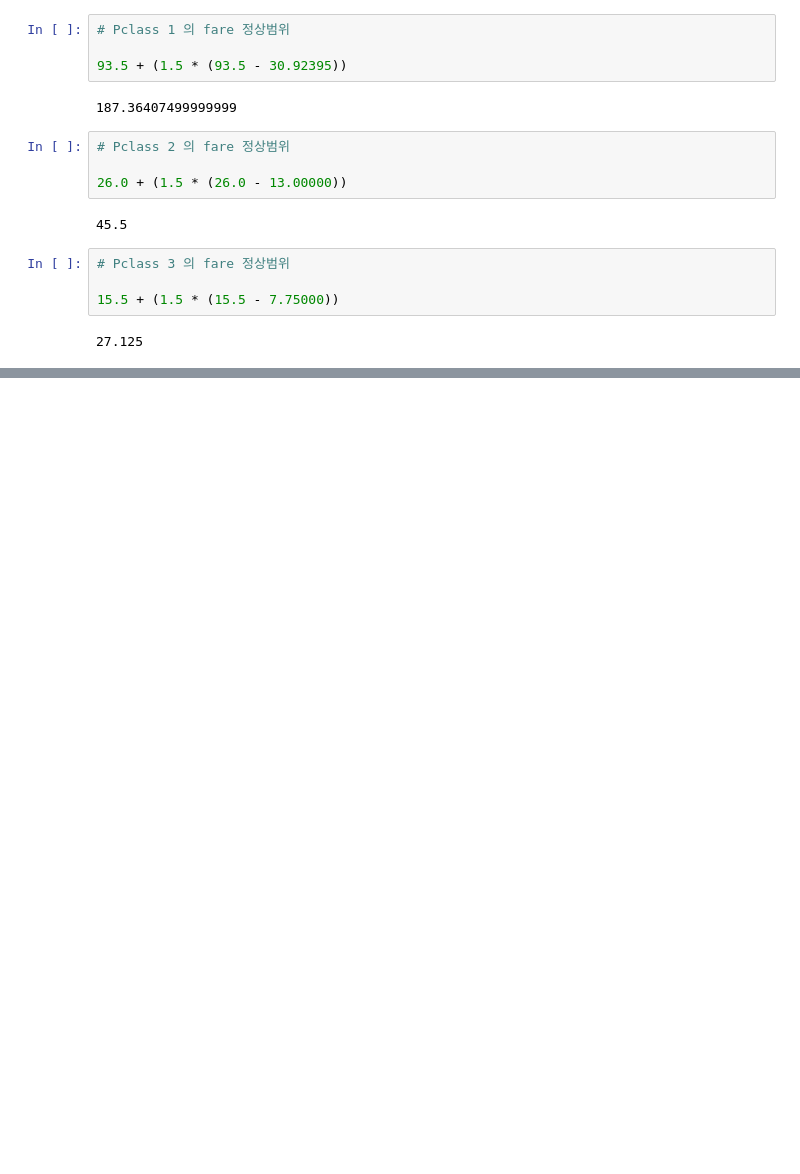
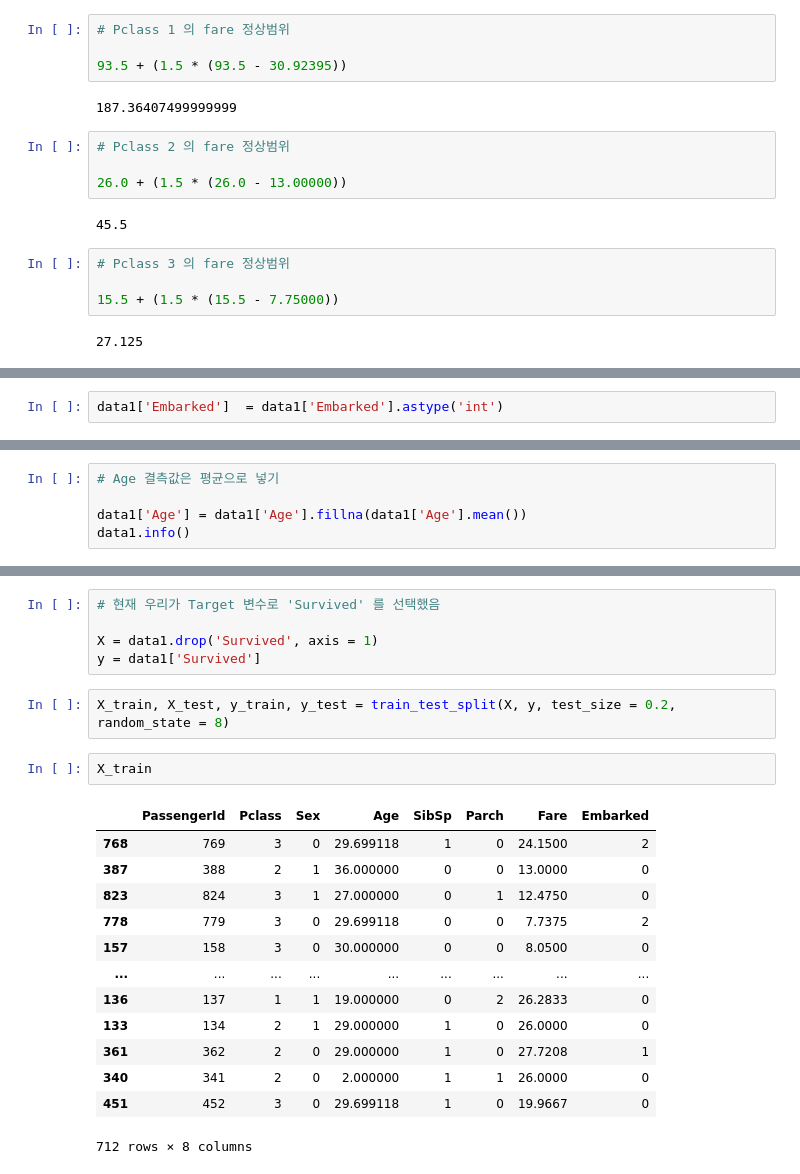
Before and after one commit to youngeunkoo/fintech_service, a Jupyter notebook: 06machine_learning/04_데이터전처리연습_titanic_Data.ipynb, the cells around one changed output, grey strips where cells are left out. Cells and saved outputs as stored; diff of their text form; blank space fills up the shorter version.

```diff
--- a/06machine_learning/04_데이터전처리연습_titanic_Data.ipynb
+++ b/06machine_learning/04_데이터전처리연습_titanic_Data.ipynb
@@ -1004,0 +1219,2 @@ data[data['Ticket'] == 'CA. 2343']
+# %%
+data1['Embarked']  = data1['Embarked'].astype('int')
@@ -1004,0 +1240,5 @@ data[data['Ticket'] == 'CA. 2343']
+# %%
+# Age 결측값은 평균으로 넣기
+
+data1['Age'] = data1['Age'].fillna(data1['Age'].mean())
+data1.info()
@@ -1004,0 +1262,23 @@ data[data['Ticket'] == 'CA. 2343']
+# %%
+# 현재 우리가 Target 변수로 'Survived' 를 선택했음
+
+X = data1.drop('Survived', axis = 1)
+y = data1['Survived']
+# %%
+X_train, X_test, y_train, y_test = train_test_split(X, y, test_size = 0.2, random_state = 8)
+# %%
+X_train
+# %% [output]
+|  | PassengerId | Pclass | Sex | Age | SibSp | Parch | Fare | Embarked |
+| 768 | 769 | 3 | 0 | 29.699118 | 1 | 0 | 24.1500 | 2 |
+| 387 | 388 | 2 | 1 | 36.000000 | 0 | 0 | 13.0000 | 0 |
+| 823 | 824 | 3 | 1 | 27.000000 | 0 | 1 | 12.4750 | 0 |
+| 778 | 779 | 3 | 0 | 29.699118 | 0 | 0 | 7.7375 | 2 |
+| 157 | 158 | 3 | 0 | 30.000000 | 0 | 0 | 8.0500 | 0 |
+| ... | ... | ... | ... | ... | ... | ... | ... | ... |
+| 136 | 137 | 1 | 1 | 19.000000 | 0 | 2 | 26.2833 | 0 |
+| 133 | 134 | 2 | 1 | 29.000000 | 1 | 0 | 26.0000 | 0 |
+| 361 | 362 | 2 | 0 | 29.000000 | 1 | 0 | 27.7208 | 1 |
+| 340 | 341 | 2 | 0 | 2.000000 | 1 | 1 | 26.0000 | 0 |
+| 451 | 452 | 3 | 0 | 29.699118 | 1 | 0 | 19.9667 | 0 |
+712 rows × 8 columns
```
Also changed, not shown: parts of 45 cells of this notebook.
